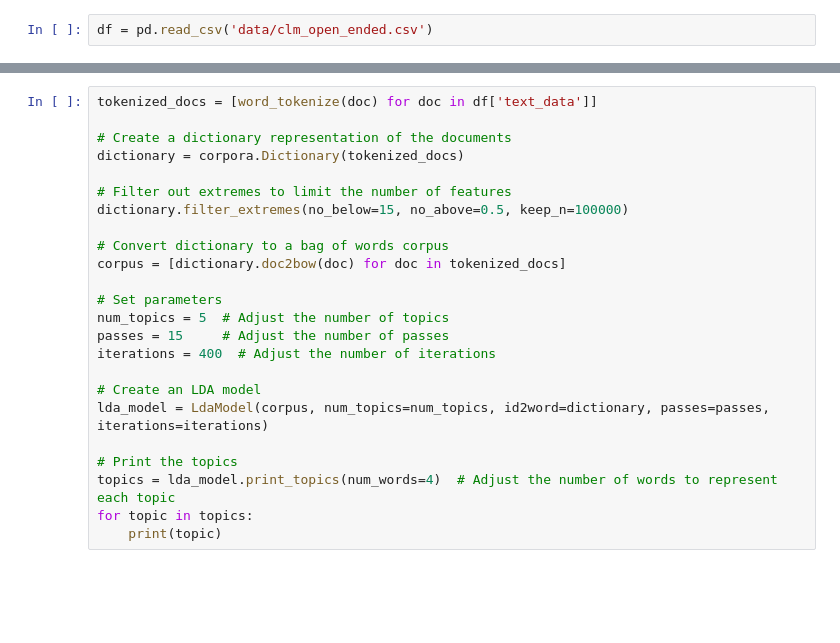
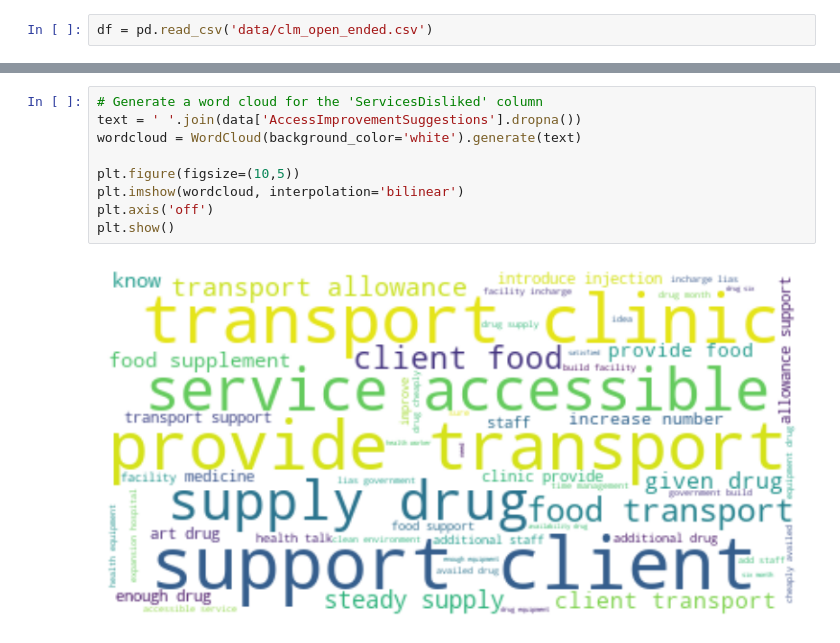
Before and after one commit to ogambamaria/mod5_tuda, a Jupyter notebook: tuda_100060.ipynb, the cells around one changed output, grey strips where cells are left out. Drawn from its saved outputs; the diff is of its cells as text; blank space fills up the shorter version.

```diff
--- a/tuda_100060.ipynb
+++ b/tuda_100060.ipynb
@@ -60,24 +187,11 @@ plt.show()
-# %%
-tokenized_docs = [word_tokenize(doc) for doc in df['text_data']]
-
-# Create a dictionary representation of the documents
-dictionary = corpora.Dictionary(tokenized_docs)
-
-# Filter out extremes to limit the number of features
-dictionary.filter_extremes(no_below=15, no_above=0.5, keep_n=100000)
-
-# Convert dictionary to a bag of words corpus
-corpus = [dictionary.doc2bow(doc) for doc in tokenized_docs]
-
-# Set parameters
-num_topics = 5  # Adjust the number of topics
-passes = 15     # Adjust the number of passes
-iterations = 400  # Adjust the number of iterations
-
-# Create an LDA model
-lda_model = LdaModel(corpus, num_topics=num_topics, id2word=dictionary, passes=passes, iterations=iterations)
-
-# Print the topics
-topics = lda_model.print_topics(num_words=4)  # Adjust the number of words to represent each topic
-for topic in topics:
-    print(topic)
+# %%
+# Generate a word cloud for the 'ServicesDisliked' column
+text = ' '.join(data['AccessImprovementSuggestions'].dropna())
+wordcloud = WordCloud(background_color='white').generate(text)
+
+plt.figure(figsize=(10,5))
+plt.imshow(wordcloud, interpolation='bilinear')
+plt.axis('off')
+plt.show()
+# %% [output]
+[figure, added]
```
Also changed, not shown: parts of 26 cells of this notebook.
